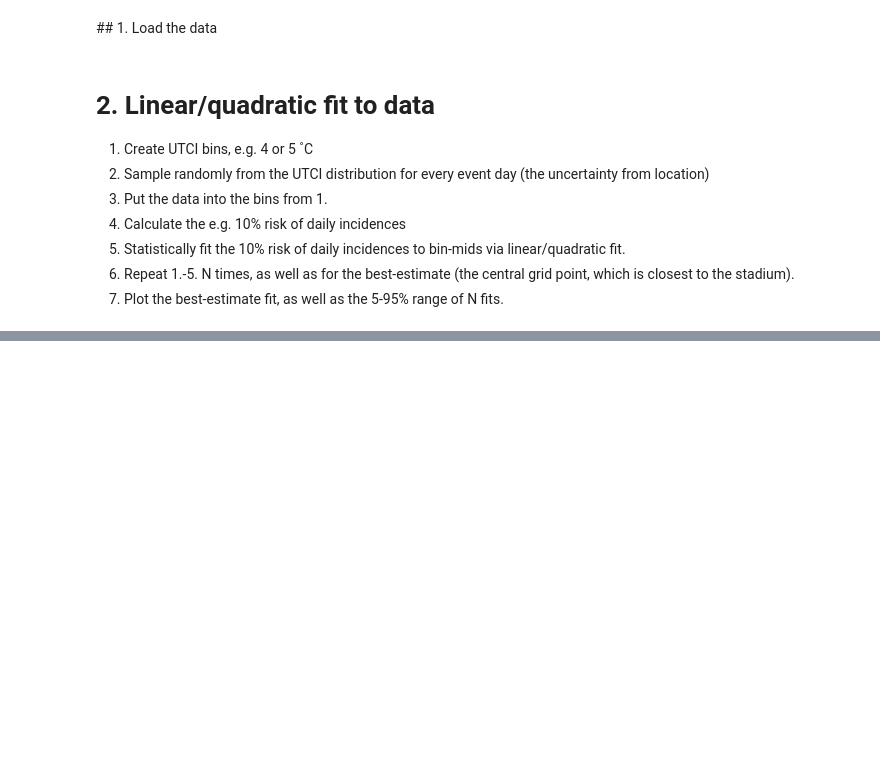
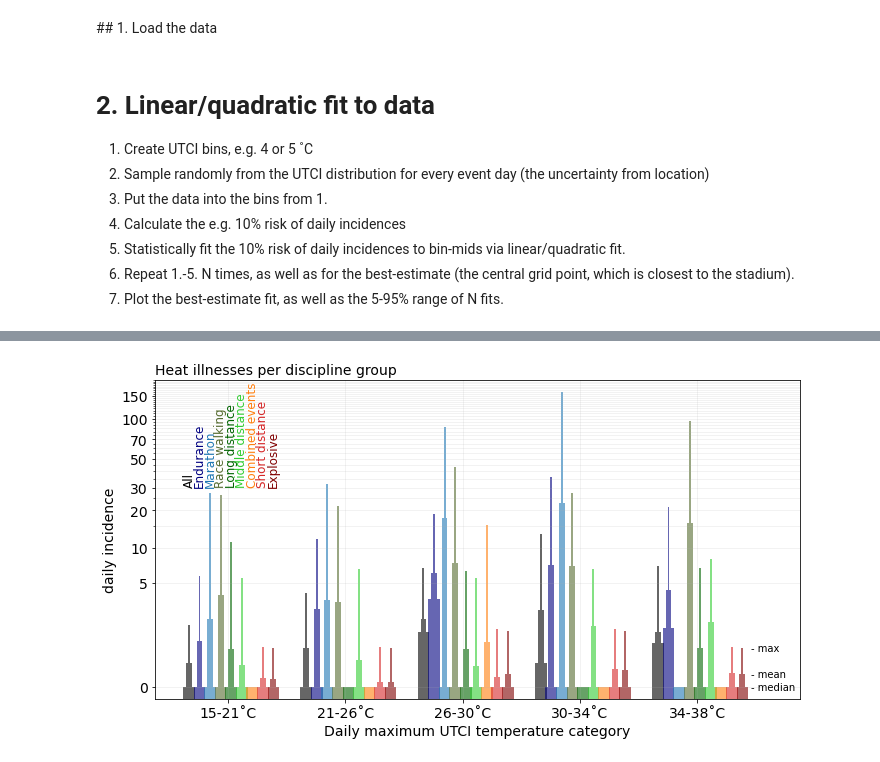
Before and after one commit to milankl/AthleticsChampionshipsHeat, a Jupyter notebook: scripts/AthleticChampionshipHeatIllnesses.ipynb, the cells around one changed output, grey strips where cells are left out. Saved outputs shown, nothing was run; the diff lists cells and outputs as text; code cells hidden in the pictures; blank space fills up the shorter version.

Commit message:
per discipline group

```diff
--- a/scripts/AthleticChampionshipHeatIllnesses.ipynb
+++ b/scripts/AthleticChampionshipHeatIllnesses.ipynb
@@ -39,6 +36,24 @@ di_heatcond_illn = di_heatcond + di_heatilln                 # di of heat-relate
+# %%
+# LOAD HEAT ILLNESS DATA, various groupings
+di_heatall = DF.values[:,ABC2index("AI")].astype(np.float)  # daily incidences ALL
+di_heatexpl = DF.values[:,ABC2index("AJ")].astype(np.float)  # daily incidences ALL
+di_heatendu = DF.values[:,ABC2index("AK")].astype(np.float)  # daily incidences ALL
+
+# by discipline groups, short distance, etc.
+DF_disciplines = pd.read_excel(path+filename,sheet_name="Discipline-Epi")
+di_heat_sd = DF_disciplines.values[:,ABC2index("T")].astype(np.float)  # short distance
+di_heat_ce = DF_disciplines.values[:,ABC2index("U")].astype(np.float)  # combined events
+di_heat_md = DF_disciplines.values[:,ABC2index("V")].astype(np.float)  # middle distance
+di_heat_ld = DF_disciplines.values[:,ABC2index("W")].astype(np.float)  # long distance
+di_heat_ma = DF_disciplines.values[:,ABC2index("X")].astype(np.float)  # marathon
+di_heat_rw = DF_disciplines.values[:,ABC2index("Y")].astype(np.float)  # race walking
+
+di_grouped = [di_heatall,di_heatexpl,di_heatendu,
+              di_heat_sd,di_heat_ce,di_heat_md,
+              di_heat_ld,di_heat_ma,di_heat_rw]
 # %%
 # LOAD UTCI DATA
-ndays = len(di_heatcond)
+ndays = len(di_heatall)
 UTCImax = np.zeros((ndays,3))    # time x (expected, min, max)
 UTCImaxs = np.zeros((ndays,5,5))
 UTCImean = np.zeros((ndays,3))
@@ -353,0 +372,63 @@ sum(UTCImax[:,0] > 36)
+# %%
+temp_categories = [14,21,26,30,34,38]
+
+# resort for this plot
+di_grouped = [di_heatall,di_heatendu,di_heat_ma,di_heat_rw,di_heat_ld,
+              di_heat_md,di_heat_ce,di_heat_sd,di_heatexpl]
+
+xshift_categ = 1
+xshift_group = 0.09
+width = 0.1
+alfa = 0.6
+yd = 0.2
+yshift = 0.05
+
+groupcolours = ["k","navy","C0","darkolivegreen","darkgreen",
+                "limegreen","C1","C3","maroon"]
+grouplabels = ["All","Endurance","Marathon","Race walking","Long distance",
+                "Middle distance","Combined events","Short distance","Explosive"]
+
+fig,ax = plt.subplots(figsize=(10,5.5))
+
+for it in range(len(temp_categories)-1):
+    days_in_temprange = np.logical_and(UTCImax[:,1] > temp_categories[it],
+                                       UTCImax[:,1] <= temp_categories[it+1])
+    for igroup,di_group in enumerate(di_grouped):
+        di_median = np.log(1+np.median(di_group[days_in_temprange]))
+        di_mean   = np.log(1+np.mean(di_group[days_in_temprange]))
+        di_90p    = np.log(1+np.percentile(di_group[days_in_temprange],90))
+        di_max    = np.log(1+np.max(di_group[days_in_temprange]))
+
+        xpos = it*xshift_categ+xshift_group*igroup
+        ax.bar(xpos,yd+di_median,width=width,alpha=alfa,bottom=-yd,color=groupcolours[igroup])
+        ax.bar(xpos,di_mean-di_median,bottom=di_median,color=groupcolours[igroup],width=width/2,alpha=alfa)
+        ax.bar(xpos,di_max-di_mean,bottom=di_mean,color=groupcolours[igroup],width=width/6,alpha=alfa)
+
+        if it == 0:
+            ax.text(xpos,np.log(1+32),grouplabels[igroup],
+                    color=groupcolours[igroup],rotation=90,fontsize=12,ha="center")
+
+        if it == len(temp_categories)-2:
+            if igroup == len(di_grouped)-1:
+                ax.text(xpos*1.015,di_median,"- median",va="center")
+                ax.text(xpos*1.015,di_mean,"- mean",va="center")
+                ax.text(xpos*1.015,di_max,"- max",va="center")
+
+ytikm = np.arange(0,200,5)
+ytiks = np.array([0,5,10,20,30,50,70,100,150])
+ax.set_ylim(-yd,np.log(1+np.max(ytikm)))
+ax.set_yticks(np.log(1+ytikm),minor=True)
+ax.set_yticks(np.log(1+ytiks))
+ax.set_yticklabels(ytiks,fontsize=14)
+ax.grid(which="both",alpha=0.2)
+ax.set_xticks(xshift_categ/3 + np.array(range(len(temp_categories)-1)))
+ax.set_xticklabels(["15-21˚C","21-26˚C","26-30˚C","30-34˚C","34-38˚C"],fontsize=14)
+ax.set_xlabel("Daily maximum UTCI temperature category",fontsize=14)
+ax.set_ylabel("daily incidence",fontsize=14)
+ax.set_title("Heat illnesses per discipline group",loc="left",fontsize=14)
+
+ax.set_xlim(ax.get_xlim()[0],ax.get_xlim()[1]*1.04)
+
+plt.tight_layout()
+# %% [output]
+[figure, added]
```
Also changed, not shown: parts of 24 cells of this notebook, 4 other files.
